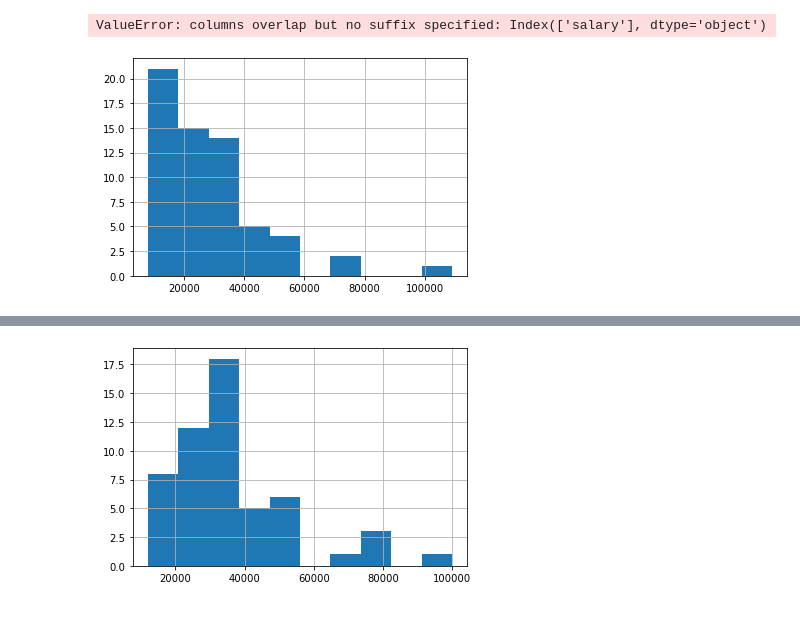
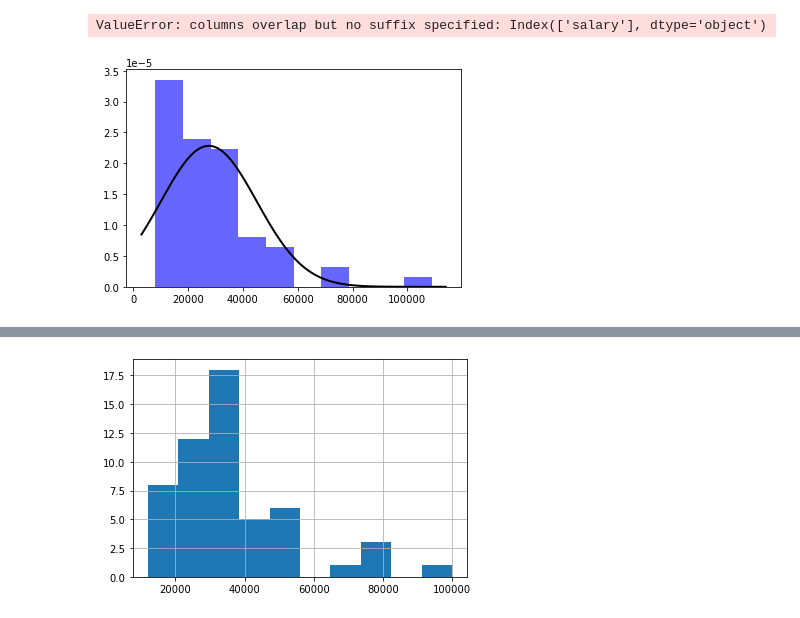
Before and after one commit to shinobu9/gender_gap_econometrics, a Jupyter notebook: Graphs.ipynb, the cells around one changed output, grey strips where cells are left out. Cells and saved outputs as stored; diff of their text form; code cells hidden in the pictures.

Commit message:
approx hist

```diff
--- a/Graphs.ipynb
+++ b/Graphs.ipynb
@@ -64,8 +51,16 @@ ff = df[df['gender']==0]
 ff = ff.join(df[df['gender']==0]['salary'])
 # %% [output]
 ValueError: columns overlap but no suffix specified: Index(['salary'], dtype='object')
-# %%
-df[df['gender']==0]['salary'].hist(bins=10)
-plt.savefig('img/salary_gender_female.png')
-# %% [output]
-[figure, removed]
+# %%
+from scipy.stats import norm
+mu, std = norm.fit(df[df['gender']==0]['salary'])
+# df[df['gender']==0]['salary'].hist(bins=10)
+plt.hist(df[df['gender']==0]['salary'], bins=10, density=True, alpha=0.6, color='b')
+xmin, xmax = plt.xlim()
+x = np.linspace(xmin, xmax, 100)
+p = norm.pdf(x, mu, std)
+
+plt.plot(x, p, 'k', linewidth=2)
+plt.savefig('img/salary_gender_female_approx.png')
+# %% [output]
+[figure, added]
```
Also changed, not shown: parts of 4 cells of this notebook, 4 other files.
